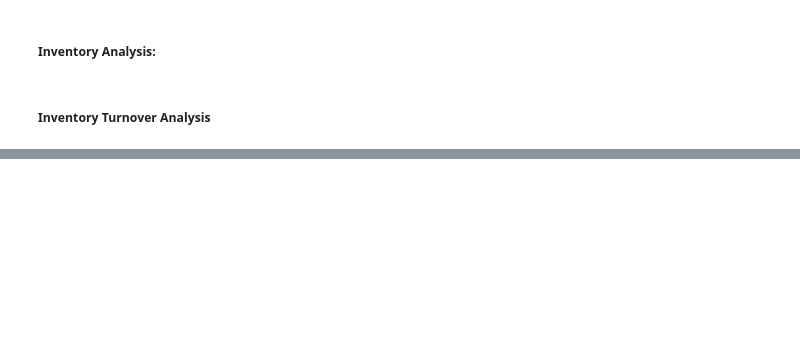
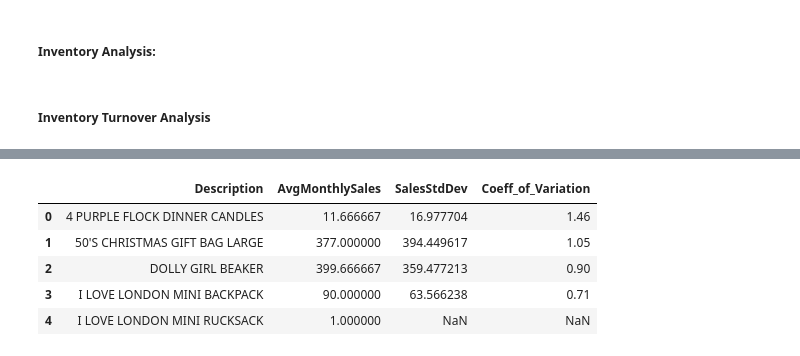
Before and after one commit to natnaelaster/Daily-exercise, a Jupyter notebook: day_3_product_performance & enventory Avalysis/product_performance.ipynb, the cells around one changed output, grey strips where cells are left out. Cells and saved outputs as stored; diff of their text form; code cells hidden in the pictures; blank space fills up the shorter version.

```diff
--- a/day_3_product_performance & enventory Avalysis/product_performance.ipynb
+++ b/day_3_product_performance & enventory Avalysis/product_performance.ipynb
@@ -137,0 +161,9 @@ product_performance['Year_month'] = product_performance['InvoiceDate'].dt.to_per
+# %%
+# Monthly sales analysis for turnover
+
+monthly_turnover = monthly_sales.groupby('Description')\
+    .agg({
+        'Quantity': ['mean', 'std']
+    }).reset_index()
+monthly_turnover.columns = ['Description', 'AvgMonthlySales', 'SalesStdDev']
+monthly_turnover.head()
@@ -137,0 +177,12 @@ product_performance['Year_month'] = product_performance['InvoiceDate'].dt.to_per
+# %%
+ # Coefficient of variation
+
+monthly_turnover['Coeff_of_Variation'] = (monthly_turnover['SalesStdDev'] / monthly_turnover['AvgMonthlySales']).round(2)
+monthly_turnover.head()
+# %% [output]
+|  | Description | AvgMonthlySales | SalesStdDev | Coeff_of_Variation |
+| 0 | 4 PURPLE FLOCK DINNER CANDLES | 11.666667 | 16.977704 | 1.46 |
+| 1 | 50'S CHRISTMAS GIFT BAG LARGE | 377.000000 | 394.449617 | 1.05 |
+| 2 | DOLLY GIRL BEAKER | 399.666667 | 359.477213 | 0.90 |
+| 3 | I LOVE LONDON MINI BACKPACK | 90.000000 | 63.566238 | 0.71 |
+| 4 | I LOVE LONDON MINI RUCKSACK | 1.000000 | NaN | NaN |
```
Also changed, not shown: parts of 2 cells of this notebook.
